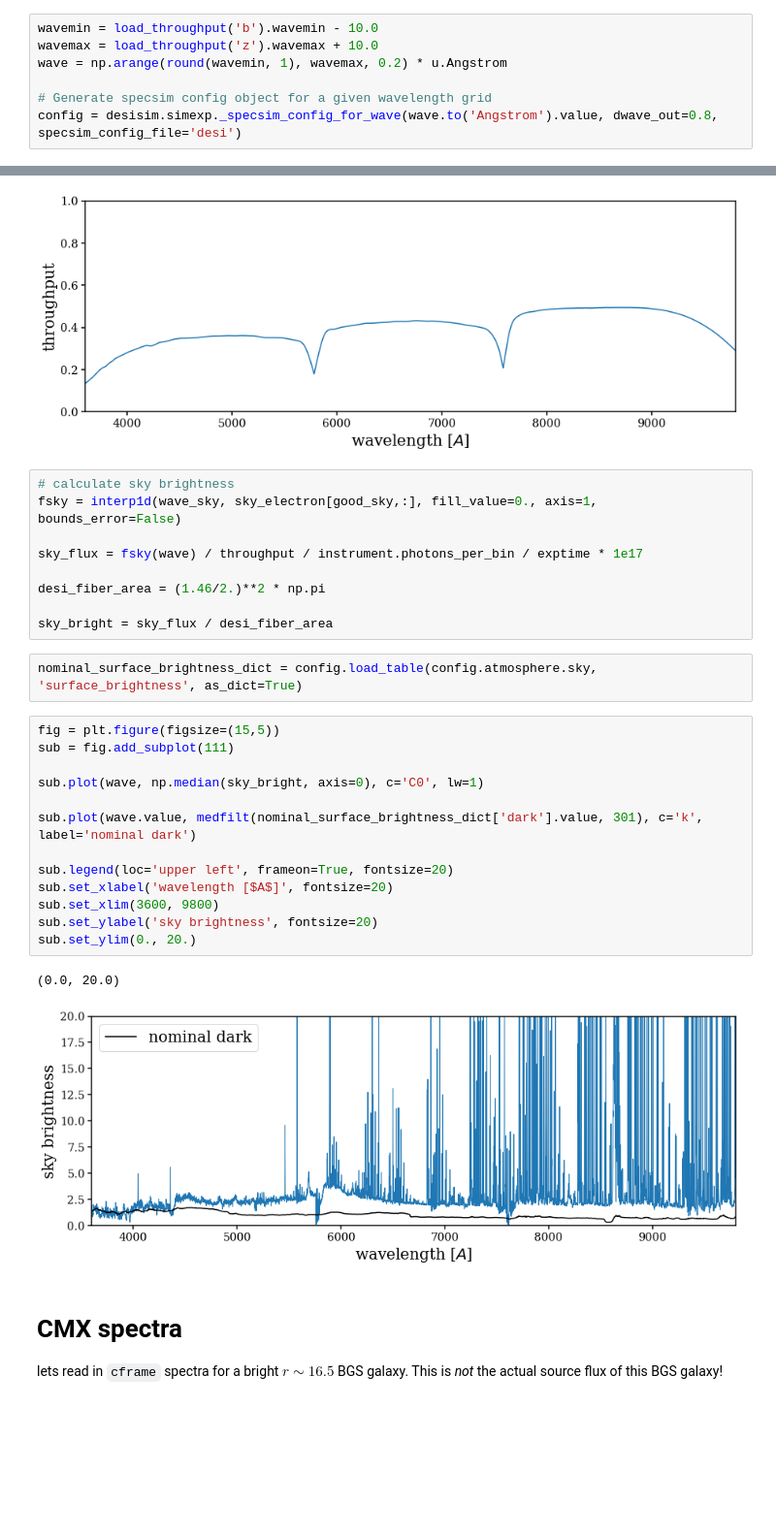
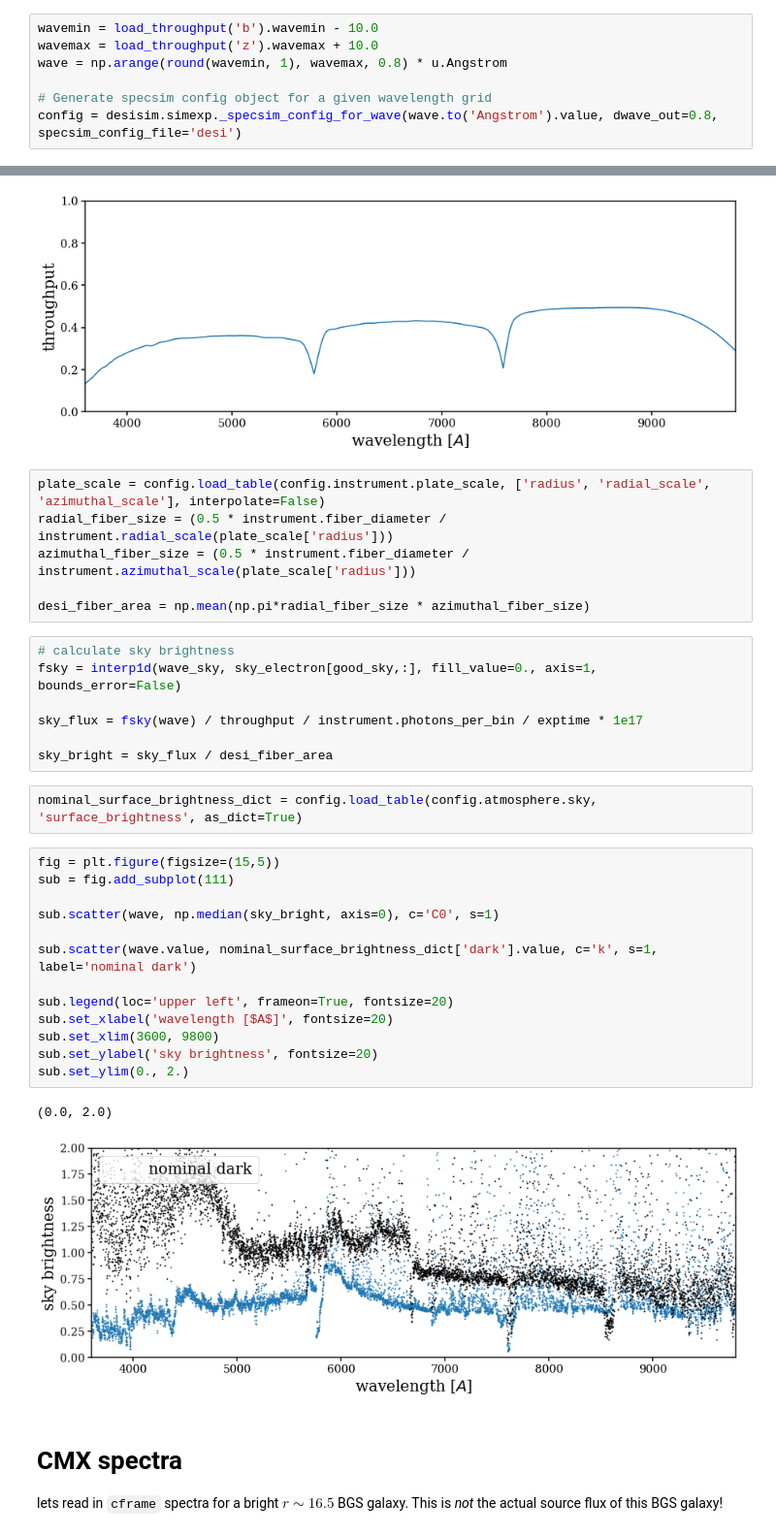
Before and after one commit to desi-bgs/feasiBGS, a Jupyter notebook: notebook/cmx/validate_specsim.ipynb, the cells around one changed output, grey strips where cells are left out. Shown at 97% size. Cells and saved outputs as stored; diff of their text form; blank space fills up the shorter version.

```diff
--- a/notebook/cmx/validate_specsim.ipynb
+++ b/notebook/cmx/validate_specsim.ipynb
@@ -37,7 +37,7 @@ mpl.rcParams['legend.frameon'] = False
 # %%
 wavemin = load_throughput('b').wavemin - 10.0
 wavemax = load_throughput('z').wavemax + 10.0
-wave = np.arange(round(wavemin, 1), wavemax, 0.2) * u.Angstrom
+wave = np.arange(round(wavemin, 1), wavemax, 0.8) * u.Angstrom
 
 # Generate specsim config object for a given wavelength grid
 config = desisim.simexp._specsim_config_for_wave(wave.to('Angstrom').value, dwave_out=0.8, specsim_config_file='desi')
@@ -180,33 +180,37 @@ sub.set_ylim(0., 1.)
 # %% [output]
 (0.0, 1.0)
 [figure]
+# %%
+plate_scale = config.load_table(config.instrument.plate_scale, ['radius', 'radial_scale', 'azimuthal_scale'], interpolate=False)
+radial_fiber_size = (0.5 * instrument.fiber_diameter / instrument.radial_scale(plate_scale['radius']))
+azimuthal_fiber_size = (0.5 * instrument.fiber_diameter / instrument.azimuthal_scale(plate_scale['radius']))
+
+desi_fiber_area = np.mean(np.pi*radial_fiber_size * azimuthal_fiber_size)
 # %%
 # calculate sky brightness
 fsky = interp1d(wave_sky, sky_electron[good_sky,:], fill_value=0., axis=1, bounds_error=False)
 
 sky_flux = fsky(wave) / throughput / instrument.photons_per_bin / exptime * 1e17
 
-desi_fiber_area = (1.46/2.)**2 * np.pi
-
 sky_bright = sky_flux / desi_fiber_area
 # %%
 nominal_surface_brightness_dict = config.load_table(config.atmosphere.sky, 'surface_brightness', as_dict=True)
 # %%
 fig = plt.figure(figsize=(15,5))
 sub = fig.add_subplot(111)
 
-sub.plot(wave, np.median(sky_bright, axis=0), c='C0', lw=1)
+sub.scatter(wave, np.median(sky_bright, axis=0), c='C0', s=1)
 
-sub.plot(wave.value, medfilt(nominal_surface_brightness_dict['dark'].value, 301), c='k', label='nominal dark')
+sub.scatter(wave.value, nominal_surface_brightness_dict['dark'].value, c='k', s=1, label='nominal dark')
 
 sub.legend(loc='upper left', frameon=True, fontsize=20)
 sub.set_xlabel('wavelength [$A$]', fontsize=20)
 sub.set_xlim(3600, 9800)
 sub.set_ylabel('sky brightness', fontsize=20)
-sub.set_ylim(0., 20.)
+sub.set_ylim(0., 2.)
 # %% [output]
-(0.0, 20.0)
+(0.0, 2.0)
-[figure, old version]
+[figure, new version]
 # %% [markdown]
 # CMX spectra
 lets read in `cframe` spectra for a bright $r \sim 16.5$ BGS galaxy. This is *not* the actual source flux of this BGS galaxy!
```
Also changed, not shown: parts of 6 cells of this notebook, 1 other file.
